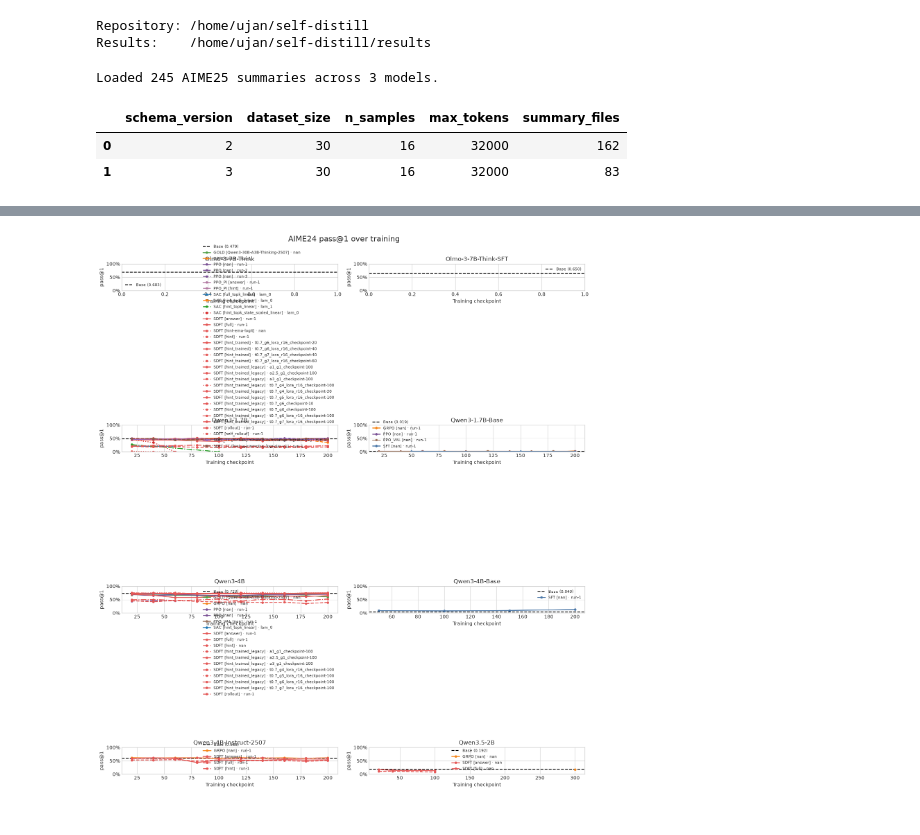
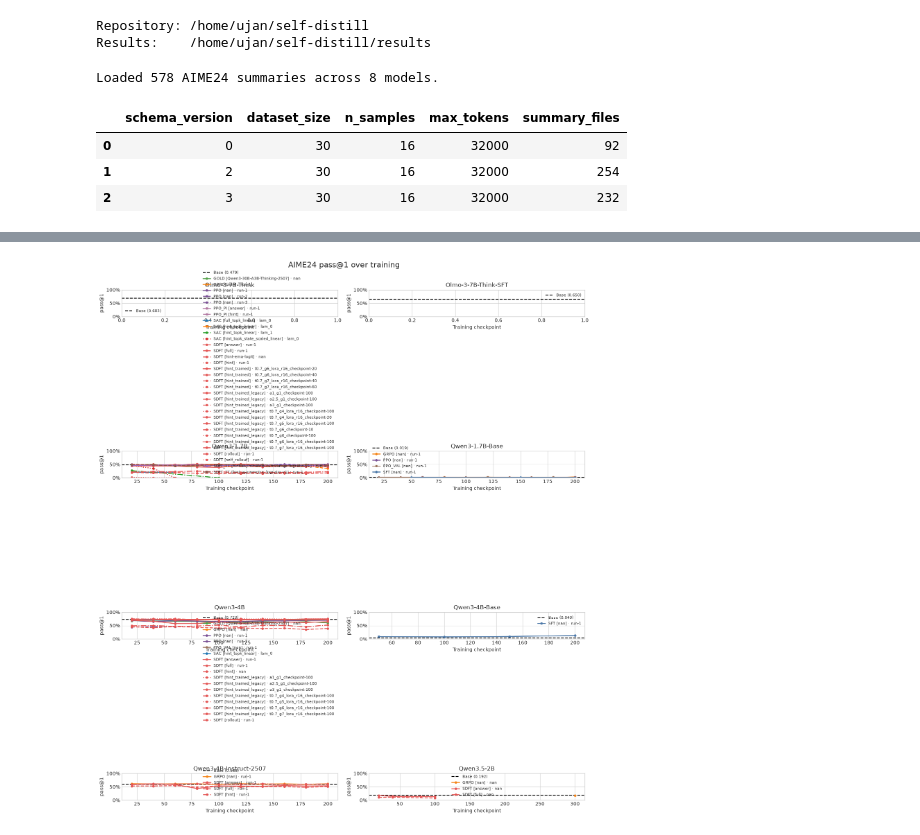
Before and after one commit to tatami-galaxy/self-distill, a Jupyter notebook: eval/viz/results_overview.ipynb, the cells around one changed output, grey strips where cells are left out. Drawn from its saved outputs; the diff is of its cells as text; code cells hidden in the pictures.

```diff
--- a/eval/viz/results_overview.ipynb
+++ b/eval/viz/results_overview.ipynb
@@ -58,7 +58,7 @@ Results:    /home/ujan/self-distill/results
 # evaluation as a horizontal reference. Variants and repeated runs remain separate series.
 #
 # %%
-AIME_YEAR = 25  # Select 24, 25, 26, ...
+AIME_YEAR = 24  # Select 24, 25, 26, ...
 AIME_DATASET = f"aime{AIME_YEAR}"
 AIME_LABEL = AIME_DATASET.upper()
 AIME_DIR = RESULTS / AIME_DATASET
@@ -158,36 +158,37 @@ def load_aime() -> pd.DataFrame:
             "generation_seed": sampling.get("seed"),
             "extraction_failures": summary.get("extraction_failures"),
             "total_samples": summary.get("total_samples"),
             "elapsed_s": summary.get("elapsed_s"),
             "source": str(path.relative_to(ROOT)),
         }
         row.update(summary.get("pass_at_k") or {})
         rows.append(row)
 
     frame = pd.DataFrame(rows)
     if frame.empty:
         return frame
     for column in ("variant", "run", "train_dataset"):
         frame[column] = frame[column].where(frame[column].notna(), None)
     return frame.sort_values(
         ["model", "is_base", "algo", "variant", "run", "checkpoint"],
         na_position="first",
     ).reset_index(drop=True)
 
 
 aime = load_aime()
 print(f"Loaded {len(aime)} {AIME_LABEL} summaries across {aime.model.nunique()} models.")
 display(
     aime.groupby(
         ["schema_version", "dataset_size", "n_samples", "max_tokens"],
         dropna=False,
     ).size().rename("summary_files").reset_index()
 )
 # %% [output]
-Loaded 245 AIME25 summaries across 3 models.
+Loaded 578 AIME24 summaries across 8 models.
 |  | schema_version | dataset_size | n_samples | max_tokens | summary_files |
-| 0 | 2 | 30 | 16 | 32000 | 162 |
-| 1 | 3 | 30 | 16 | 32000 | 83 |
+| 0 | 0 | 30 | 16 | 32000 | 92 |
+| 1 | 2 | 30 | 16 | 32000 | 254 |
+| 2 | 3 | 30 | 16 | 32000 | 232 |
 # %%
 AIME_BEST_K = 1  # Choose 1, 8, or 16.
 AIME_BEST_METRIC = f"pass@{AIME_BEST_K}"
```
Also changed, not shown: parts of 1 cell of this notebook, 1 other file.
